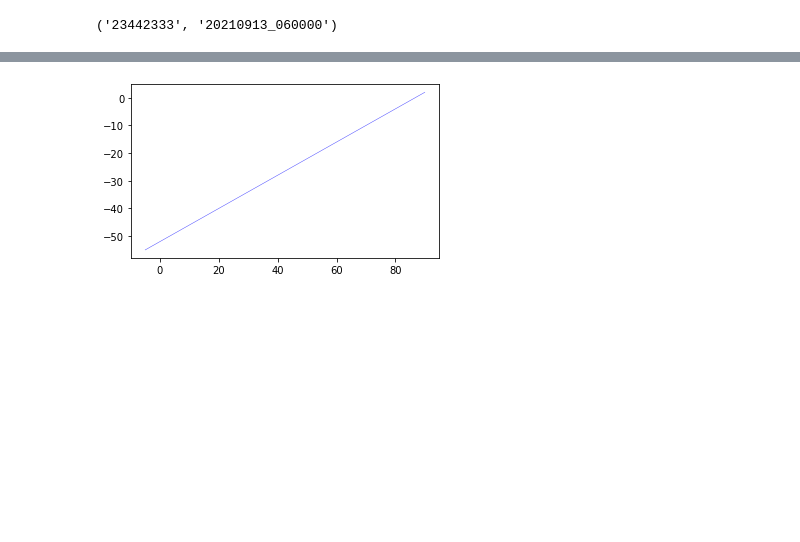
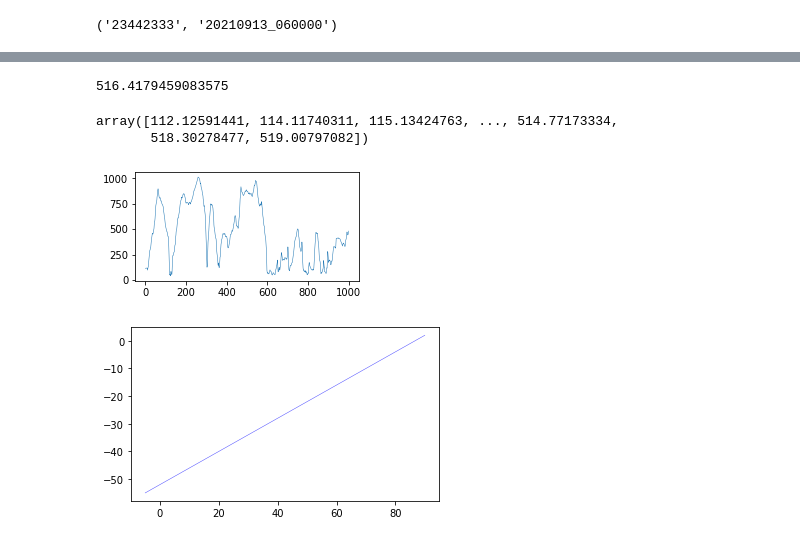
Before and after one commit to UlrikeScherer/Fish-Tracking-Visualization, a Jupyter notebook: Untitled1.ipynb, the cells around one changed output, grey strips where cells are left out. Cells and saved outputs as stored; diff of their text form; code cells hidden in the pictures; blank space fills up the shorter version.

Commit message:
update distance to wall metric

```diff
--- a/Untitled1.ipynb
+++ b/Untitled1.ipynb
@@ -138,0 +114,2 @@ best_b[5:8]
+# %%
+area_data = read_area_data_from_json()
@@ -138,0 +121,3 @@ best_b[5:8]
+# %%
+%%timeit
+dd = distance_to_wall_chunk(batch1[["xpx", "ypx"]].to_numpy(), area_data[key_c_p])
@@ -139,3 +126,14 @@ best_b[5:8]
+# %%
+dd.mean()
+# %% [output]
+516.4179459083575
+# %%
+plt.plot(dd[:1000])
+dd
+# %% [output]
+array([112.12591441, 114.11740311, 115.13424763, ..., 514.77173334,
+       518.30278477, 519.00797082])
+[figure, added]
 # %%
 T = Trajectory(write_fig=True)
 T.subplot_function(best_b, "", "output", "name", 0, is_back=False)
```
Also changed, not shown: parts of 21 cells of this notebook, 10 other files.
